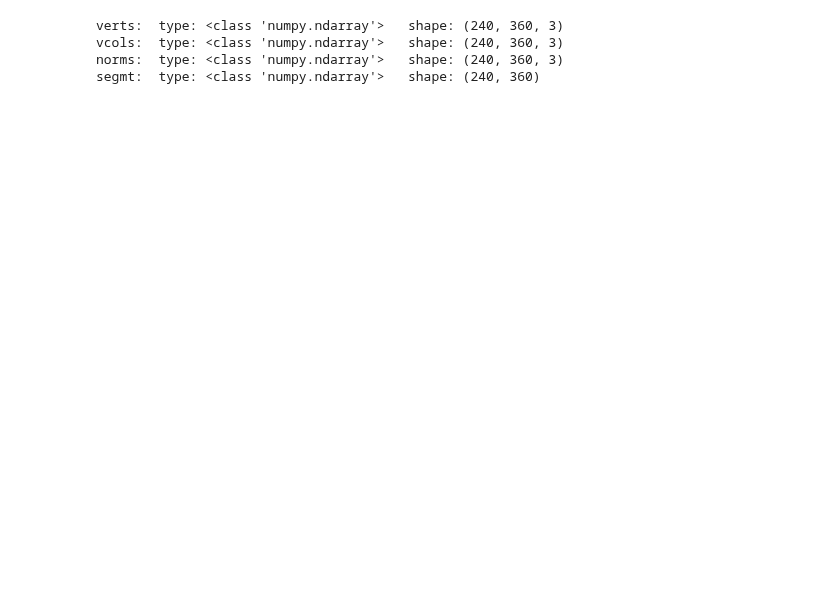
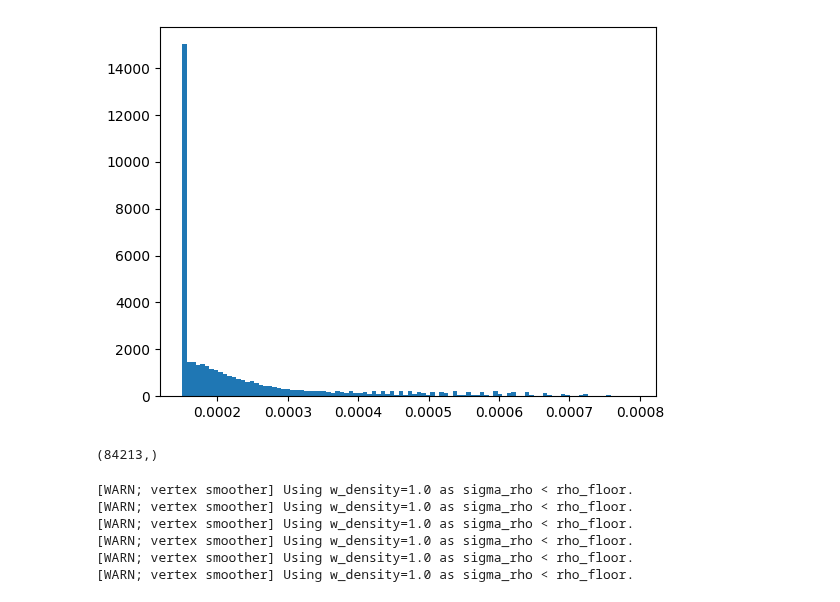
Before and after one commit to 10Electra/MSc-Project, a Jupyter notebook: notebooks/moge_noise.ipynb, the cells around one changed output. Drawn from its saved outputs; the diff is of its cells as text; code cells hidden in the pictures; blank space fills up the shorter version.

Commit message:
Test whole-scene mesh fusion

```diff
--- a/notebooks/moge_noise.ipynb
+++ b/notebooks/moge_noise.ipynb
@@ -16,7 +122,7 @@ from superprimitive_fusion.utils import (
 names = (
     ('mustard-bottle', 'mustard-bottle.obj'),
     ('table', 'table.obj'),
-    # ('power-drill', 'power-drill.obj'),
+    ('power-drill', 'power-drill.obj'),
 )
 
 meshes = dict()
@@ -175,8 +229,0 @@ def moge_like_vertex_noise(
-# %%
-for name, value in scan_result.items():
-    print(f'{name}:\ttype: {type(value)}\tshape: {value.shape}')
-# %% [output]
-verts:  type: <class 'numpy.ndarray'>   shape: (240, 360, 3)
-vcols:  type: <class 'numpy.ndarray'>   shape: (240, 360, 3)
-norms:  type: <class 'numpy.ndarray'>   shape: (240, 360, 3)
-segmt:  type: <class 'numpy.ndarray'>   shape: (240, 360)
@@ -234 +230,6 @@ mesh = mesh_depth_image(
+# %%
+# _ = plt.hist((1/np.sqrt(weights[weights!=0])).reshape(-1),bins=100)
+_ = plt.hist((1/np.sqrt(trimmed_weights[trimmed_weights!=0])).reshape(-1),bins=100)
+# %% [output]
+[figure, added]
 # %%
@@ -235,0 +248,31 @@ o3d.visualization.draw_geometries([mesh])
+# %%
+weights1 = mesh_scans[0][1]
+weights2 = mesh_scans[1][1]
+
+np.concatenate((weights1, weights2)).shape
+# %% [output]
+(84213,)
+# %%
+from superprimitive_fusion.mesh_fusion import (
+    fuse_meshes,
+)
+
+fused_mesh, fused_weights = fuse_meshes(
+    mesh1           = mesh_scans[0][0],
+    weights1        = mesh_scans[0][1],
+    mesh2           = mesh_scans[1][0],
+    weights2        = mesh_scans[1][1],
+    h_alpha         = 2.5,
+    r_alpha         = 2.0,
+    nrm_shift_iters = 2,
+    nrm_smth_iters  = 1,
+    shift_all       = False,
+    fill_holes      = False,
+)
+# %% [output]
+[WARN; vertex smoother] Using w_density=1.0 as sigma_rho < rho_floor.
+[WARN; vertex smoother] Using w_density=1.0 as sigma_rho < rho_floor.
+[WARN; vertex smoother] Using w_density=1.0 as sigma_rho < rho_floor.
+[WARN; vertex smoother] Using w_density=1.0 as sigma_rho < rho_floor.
+[WARN; vertex smoother] Using w_density=1.0 as sigma_rho < rho_floor.
+[WARN; vertex smoother] Using w_density=1.0 as sigma_rho < rho_floor.
```
Also changed, not shown: parts of 11 cells of this notebook, 3 other files.
